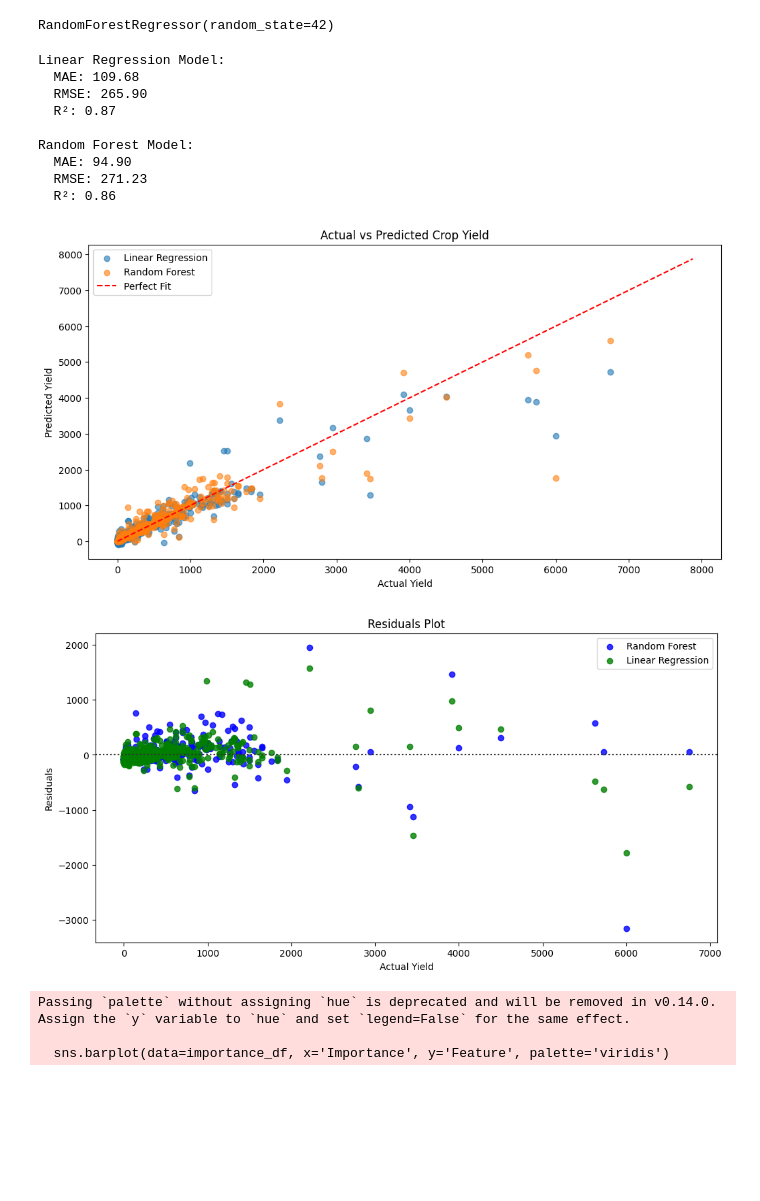
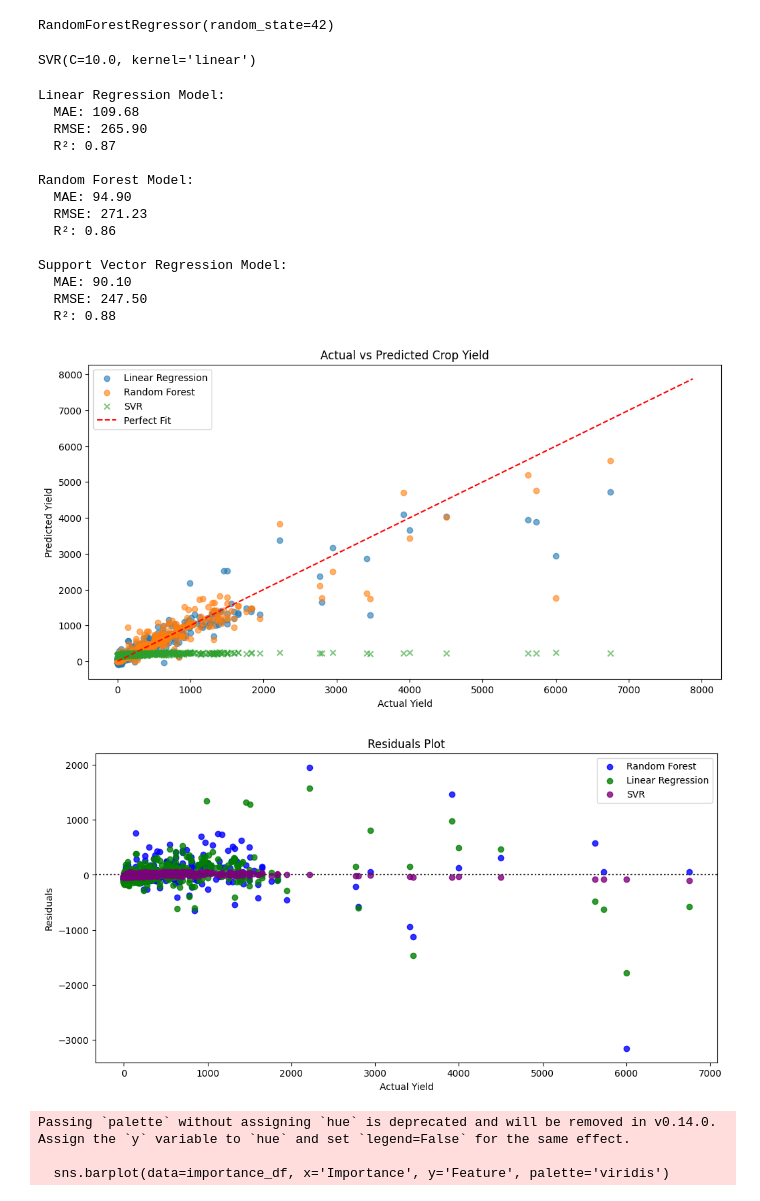
Before and after one commit to Aayushstha03/cropYieldPrediction, a Jupyter notebook: modelTraining.ipynb, the cells around one changed output. Saved outputs shown, nothing was run; the diff lists cells and outputs as text; code cells hidden in the pictures; blank space fills up the shorter version.

```diff
--- a/modelTraining.ipynb
+++ b/modelTraining.ipynb
@@ -17,11 +19,16 @@ data = pd.get_dummies(data, columns=['DISTRICT_NAME'], prefix='DISTRICT', drop_f
 # %%
 # Preprocess the dataset
 # Drop unused columns and separate features (X) and target (y)
-X = data.drop(columns=['YEAR', 'CROP_TYPE','PRODUCTION', 'AREA'])
+X = data.drop(columns=['YEAR', 'CROP_TYPE','PRODUCTION'])
 y = data['PRODUCTION']
 # %%
 # Train-test split
 X_train, X_test, y_train, y_test = train_test_split(X, y, test_size=0.2, random_state=42)
+# %%
+# Preprocessing: Scale features for SVR
+scaler = StandardScaler()
+X_train_scaled = scaler.fit_transform(X_train)
+X_test_scaled = scaler.transform(X_test)
 # %%
 # Train Linear Regression Model
 lr_model = LinearRegression()
@@ -34,10 +41,19 @@ rf_model = RandomForestRegressor(n_estimators=100, random_state=42)
 rf_model.fit(X_train, y_train)
 # %% [output]
 RandomForestRegressor(random_state=42)
+# %%
+# Train SVR Model
+svr_model = SVR(kernel='linear', C=np.sqrt(y.size), epsilon=0.1)  # Adjust hyperparameters as needed
+svr_model.fit(X_train_scaled, y_train)
+# %% [output]
+SVR(C=10.0, kernel='linear')
 # %%
 # Predictions
 y_pred_lr = lr_model.predict(X_test)
+# prediction for random forest
 y_pred_rf = rf_model.predict(X_test)
+# Predictions for SVR
+y_pred_svr = svr_model.predict(X_test_scaled)
 # %%
 
 # Evaluation Metrics
@@ -52,6 +68,7 @@ def evaluate_model(name, y_true, y_pred):
 
 evaluate_model("Linear Regression", y_test, y_pred_lr)
 evaluate_model("Random Forest", y_test, y_pred_rf)
+evaluate_model("Support Vector Regression", y_test, y_pred_svr)
 # %% [output]
 Linear Regression Model:
   MAE: 109.68
@@ -62,32 +79,39 @@ Random Forest Model:
   MAE: 94.90
   RMSE: 271.23
   R²: 0.86
+
+Support Vector Regression Model:
+  MAE: 90.10
+  RMSE: 247.50
+  R²: 0.88
 # %%
 # Visualizations
 # Scatter Plot: Actual vs Predicted
 plt.figure(figsize=(12, 6))
 plt.scatter(y_test, y_pred_lr, label='Linear Regression', alpha=0.6)
 plt.scatter(y_test, y_pred_rf, label='Random Forest', alpha=0.6)
+plt.scatter(y_test, y_pred_svr, label='SVR', alpha=0.6, marker='x')
 plt.plot([y.min(), y.max()], [y.min(), y.max()], '--', color='red', label='Perfect Fit')
 plt.title('Actual vs Predicted Crop Yield')
 plt.xlabel('Actual Yield')
 plt.ylabel('Predicted Yield')
 plt.legend()
 plt.show()
 # %% [output]
-[figure, old version]
+[figure, new version]
 # %%
 # Residuals Plot
 plt.figure(figsize=(12, 6))
 sns.residplot(x=y_test, y=y_pred_rf, color='blue', label='Random Forest')
 sns.residplot(x=y_test, y=y_pred_lr, color='green', label='Linear Regression')
+sns.residplot(x=y_test, y=y_pred_svr, color='purple', label='SVR')
 plt.title('Residuals Plot')
 plt.xlabel('Actual Yield')
 plt.ylabel('Residuals')
 plt.legend()
 plt.show()
 # %% [output]
-[figure, old version]
+[figure, new version]
 # %%
 # Feature Importance (Random Forest)
 feature_importances = rf_model.feature_importances_
```
Also changed, not shown: parts of 1 cell of this notebook, 1 other file.
